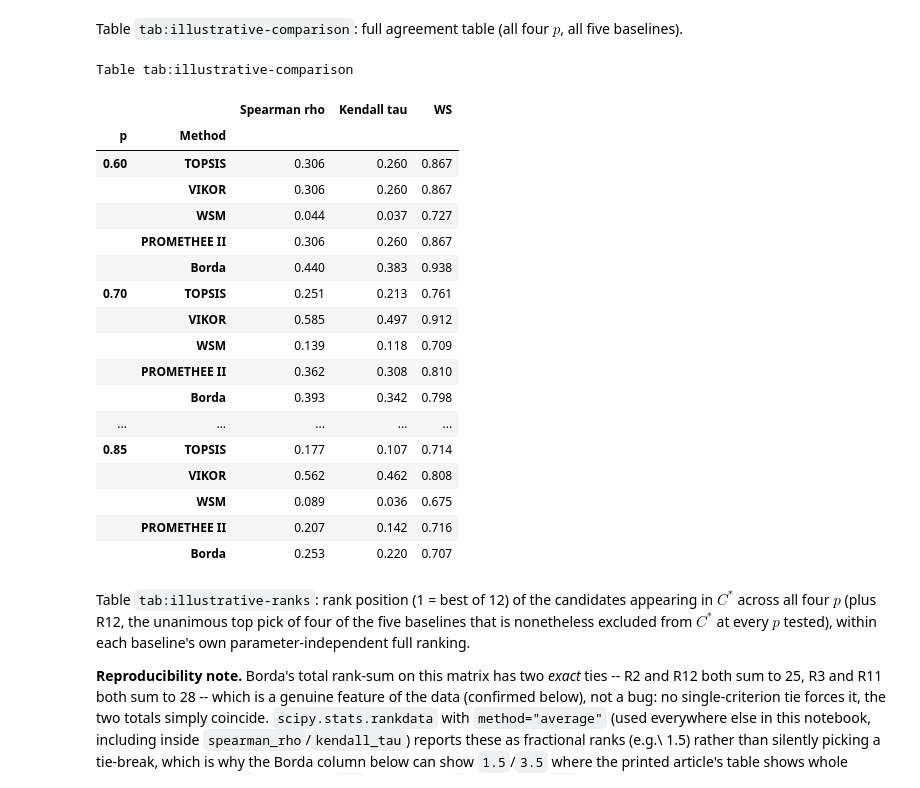
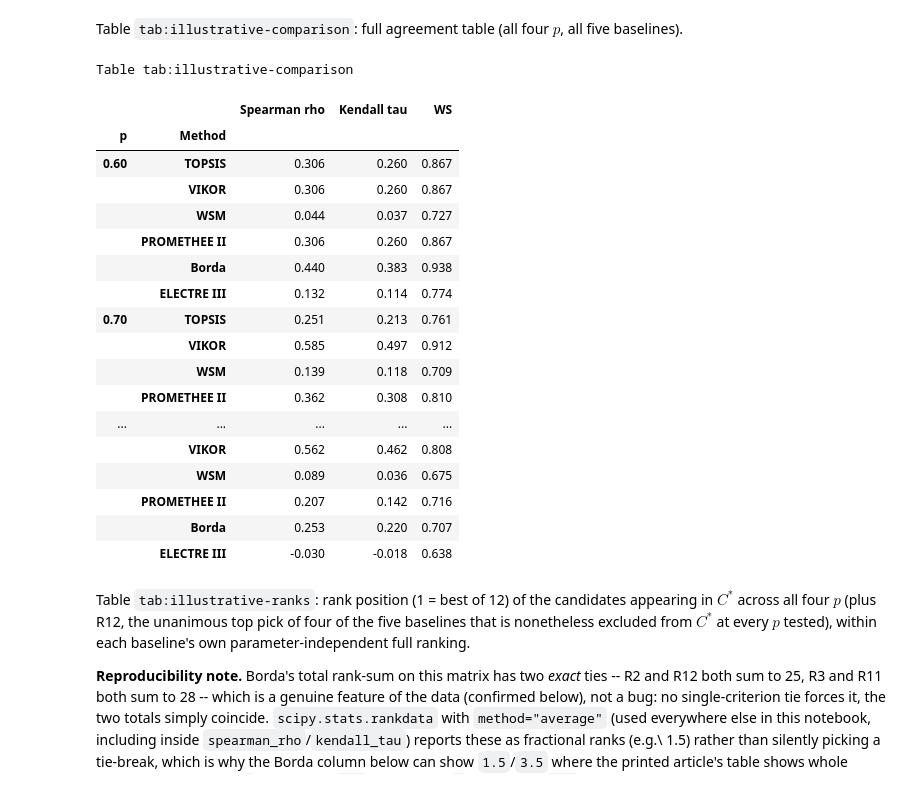
Before and after one commit to elsedik-lamini/IQIS_MCDM_0826, a Jupyter notebook: reproducibility.ipynb, the cells around one changed output. Saved outputs shown, nothing was run; the diff lists cells and outputs as text; code cells hidden in the pictures.

```diff
--- a/reproducibility.ipynb
+++ b/reproducibility.ipynb
@@ -985,30 +1088,31 @@ Table tab:illustrative-composition
 Table `tab:illustrative-comparison`: full agreement table (all four $p$, all five
 baselines).
 # %%
-karsak_agreement = {p: agreement_table(r, KARSAK_X, KARSAK_DIRECTIONS) for p, r in karsak_results.items()}
+_karsak_scores = score_cache(KARSAK_X, KARSAK_DIRECTIONS)
+karsak_agreement = {p: agreement_table(r, KARSAK_X, KARSAK_DIRECTIONS, baselines=_karsak_scores) for p, r in karsak_results.items()}
 karsak_comparison = pd.concat(karsak_agreement, names=["p", "Method"])
 print("Table tab:illustrative-comparison")
 display(karsak_comparison)
 # %% [output]
 Table tab:illustrative-comparison
 |  |  | Spearman rho | Kendall tau | WS |
 | p | Method |  |  |  |
 | 0.60 | TOPSIS | 0.306 | 0.260 | 0.867 |
 |  | VIKOR | 0.306 | 0.260 | 0.867 |
 |  | WSM | 0.044 | 0.037 | 0.727 |
 |  | PROMETHEE II | 0.306 | 0.260 | 0.867 |
 |  | Borda | 0.440 | 0.383 | 0.938 |
+|  | ELECTRE III | 0.132 | 0.114 | 0.774 |
 | 0.70 | TOPSIS | 0.251 | 0.213 | 0.761 |
 |  | VIKOR | 0.585 | 0.497 | 0.912 |
 |  | WSM | 0.139 | 0.118 | 0.709 |
 |  | PROMETHEE II | 0.362 | 0.308 | 0.810 |
-|  | Borda | 0.393 | 0.342 | 0.798 |
 | ... | ... | ... | ... | ... |
-| 0.85 | TOPSIS | 0.177 | 0.107 | 0.714 |
 |  | VIKOR | 0.562 | 0.462 | 0.808 |
 |  | WSM | 0.089 | 0.036 | 0.675 |
 |  | PROMETHEE II | 0.207 | 0.142 | 0.716 |
 |  | Borda | 0.253 | 0.220 | 0.707 |
+|  | ELECTRE III | -0.030 | -0.018 | 0.638 |
 # %% [markdown]
 Table `tab:illustrative-ranks`: rank position (1 = best of 12) of the candidates
 appearing in $C^*$ across all four $p$ (plus R12, the unanimous top pick of four
```
Also changed, not shown: parts of 39 cells of this notebook, 7 other files.
